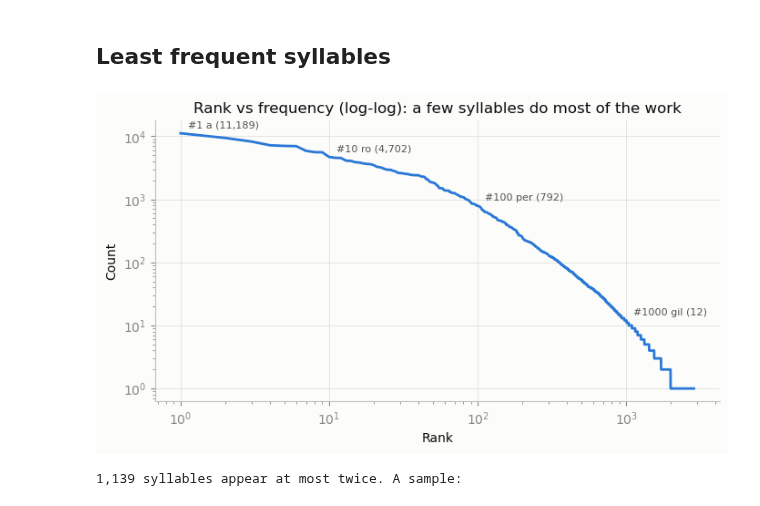
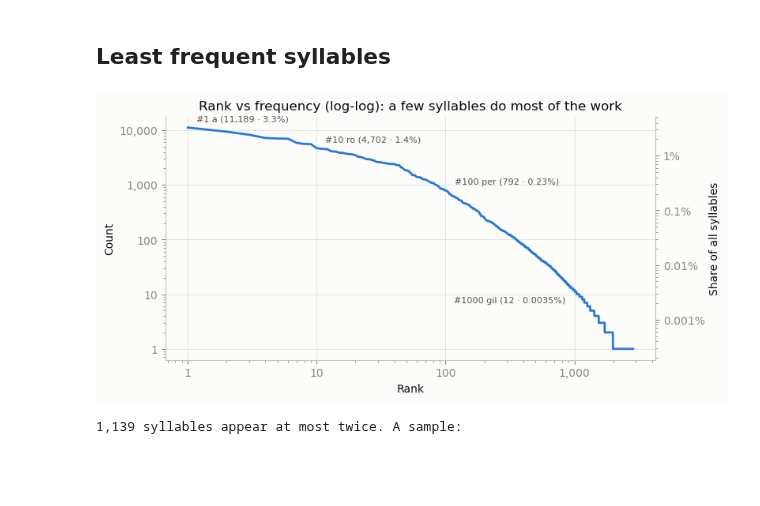
Before and after one commit to jgomezsa/division_silabas, a Jupyter notebook: syllable_stats.ipynb, the cells around one changed output. Drawn from its saved outputs; the diff is of its cells as text; code cells hidden in the pictures; blank space fills up the shorter version.

Commit message:
Show share of all syllables in the rank vs frequency chart
Add a percentage axis and percentages on the labelled ranks, and
label the rank axis with plain numbers.

Co-Authored-By: Claude Opus 5.5 <noreply@anthropic.com>

```diff
--- a/syllable_stats.ipynb
+++ b/syllable_stats.ipynb
@@ -289,16 +289,26 @@ first
 # %%
 fig, ax = plt.subplots(figsize=(8, 4))
 ranks = np.arange(1, len(syl) + 1)
 ax.loglog(ranks, syl["count"], color=BLUE, linewidth=2)
+pct_label = lambda share: f"{share * 100:.2g}%"  # 3.3%, 0.23%, 0.0035%
 for r in (1, 10, 100, 1000):
     s = syl.iloc[r - 1]
-    ax.annotate(f"#{r} {s.name} ({s['count']:,})", (r, s["count"]),
-                textcoords="offset points", xytext=(6, 4), fontsize=8, color="#52514e")
+    ax.annotate(f"#{r} {s.name} ({s['count']:,} · {pct_label(s['count'] / total)})",
+                (r, s["count"]), textcoords="offset points",
+                # the tail drops steeply: label it below-left so it doesn't sit on the line
+                xytext=(8, 6) if r < 1000 else (-8, -12), ha="left" if r < 1000 else "right",
+                fontsize=8, color="#52514e")
 ax.set(title="Rank vs frequency (log-log): a few syllables do most of the work",
        xlabel="Rank", ylabel="Count")
+ax.xaxis.set_major_formatter(lambda v, _: f"{v:,.0f}")
+ax.yaxis.set_major_formatter(lambda v, _: f"{v:,.0f}")
+# same scale, as a share of all syllables
+pct = ax.secondary_yaxis("right", functions=(lambda c: c / total, lambda p: p * total))
+pct.set_ylabel("Share of all syllables")
+pct.yaxis.set_major_formatter(lambda v, _: pct_label(v))
 plt.show()
 # %% [output]
-[figure, old version]
+[figure, new version]
 # %%
 rare = syl[syl["count"] <= 2].sort_values(["count", "pattern"])
 print(f"{len(rare):,} syllables appear at most twice. A sample:")
```
